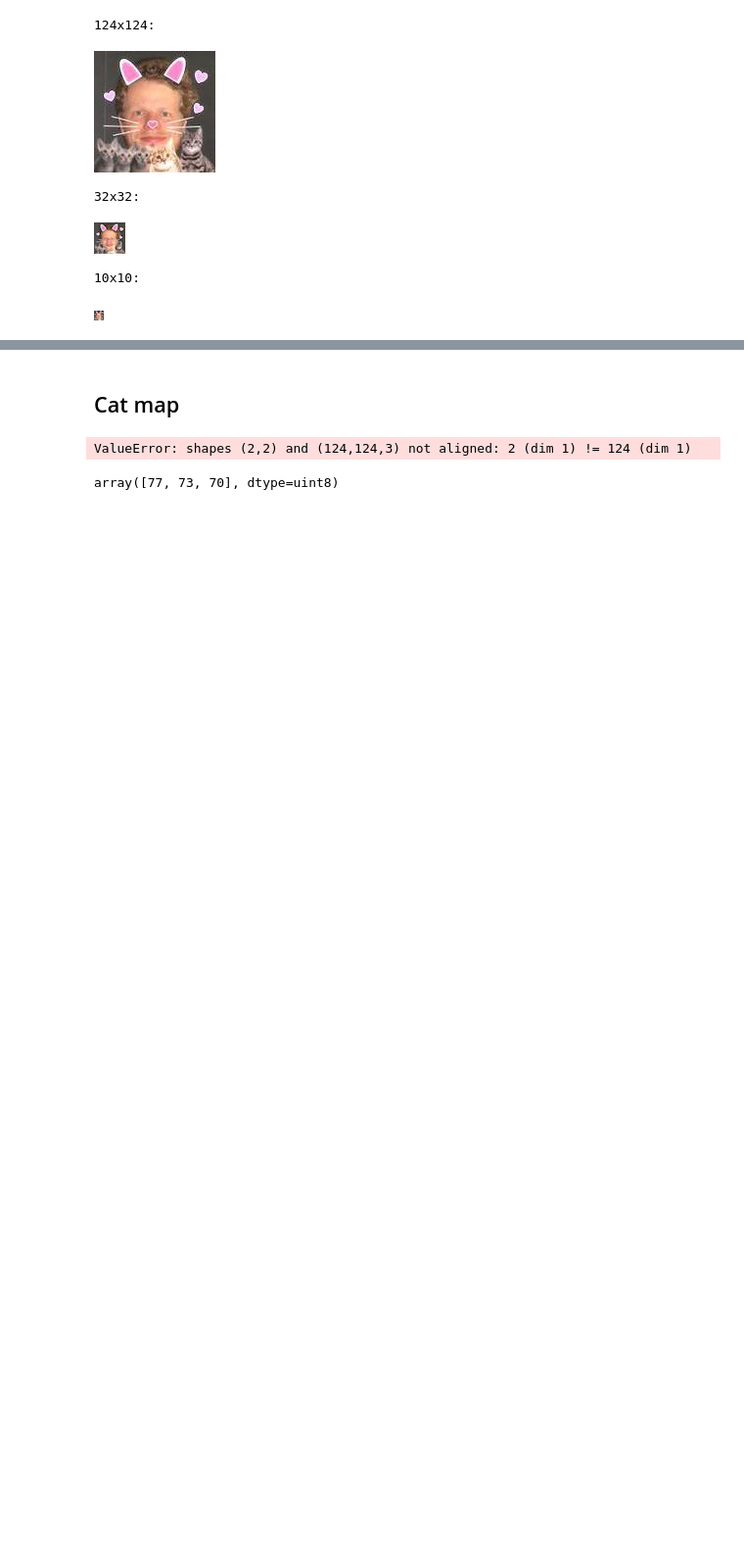
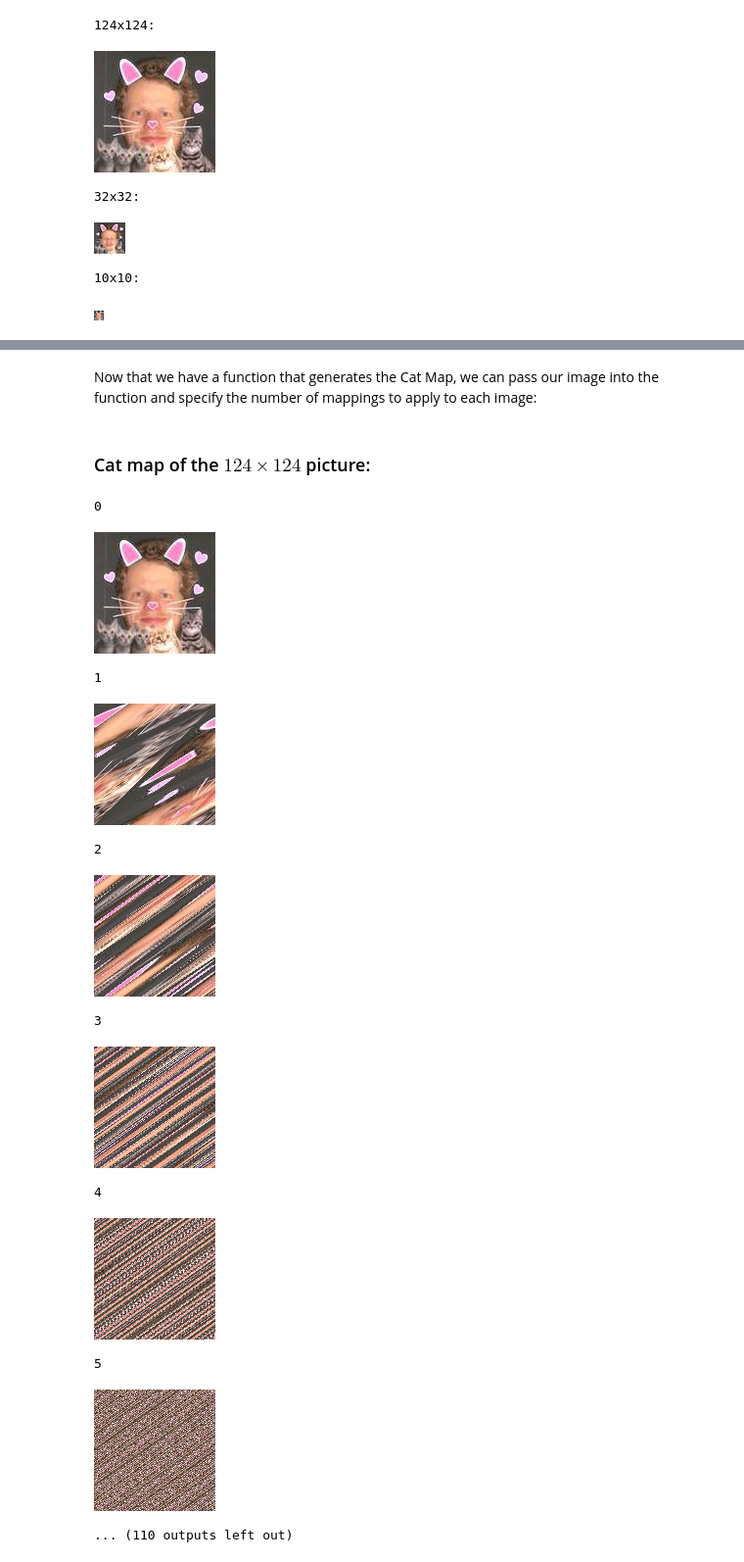
Before and after one commit to Kevinhykuo/PHYS-421---Stat-Mech, a Jupyter notebook: Assignment 4.ipynb, the cells around one changed output, grey strips where cells are left out. Shown at 98% size. Drawn from its saved outputs; the diff is of its cells as text; code cells hidden in the pictures; blank space fills up the shorter version.

```diff
--- a/Assignment 4.ipynb
+++ b/Assignment 4.ipynb
@@ -33,2 +44,22 @@ display(KKS)
+# %%
+# Function that generates a series of
+# Cat Maps from an image
+# P is the image
+# n is the number of times the
+# transformation is applied
+
+def cat_map(P, n):
+    A = np.array(P) # Convert "image" into an numpy array
+    dim = np.shape(A) # Get the dimensions of the "image"
+    X, Y = np.meshgrid(range(dim[0]), range(dim[1])) # Create a meshgrid from the dimensions of the "image"
+    X_prime = (X + Y) % dim[0] # Cat Map transformation for x-coordinates
+    Y_prime = (X + 2*Y) % dim[1] # Cat Map transformation for y-coordinates
+    for i in range(0, n): # Apply the Cat Map
+        A_prime = Image.fromarray(A)  # Create image from the array of the "image"
+        display(i, A_prime) # Display the image
+        A = A[X_prime, Y_prime] # Apply the transformation to the "image" and set it as the new "image"
+        i += 1 # Next loop!
+# %% [markdown]
+Now that we have a function that generates the Cat Map, we can pass our image into the function and specify the number of mappings to apply to each image:
 # %% [markdown]
-## Cat map
+### Cat map of the $124 \times 124$ picture:
@@ -37,8 +66,16 @@ CM = np.array([[1, 1], [1, 2]])
-# %%
-def cat_map
-# %% [output]
-ValueError: shapes (2,2) and (124,124,3) not aligned: 2 (dim 1) != 124 (dim 1)
-# %%
-np.array(KKS)[0][0]
-# %% [output]
-array([77, 73, 70], dtype=uint8)
+# %%
+cat_map(KKL, 61)
+# %% [output]
+0
+[figure, added]
+1
+[figure, added]
+2
+[figure, added]
+3
+[figure, added]
+4
+[figure, added]
+5
+[figure, added]
+... (110 outputs left out)
```
Also changed, not shown: parts of 10 cells of this notebook, 1 other file.
